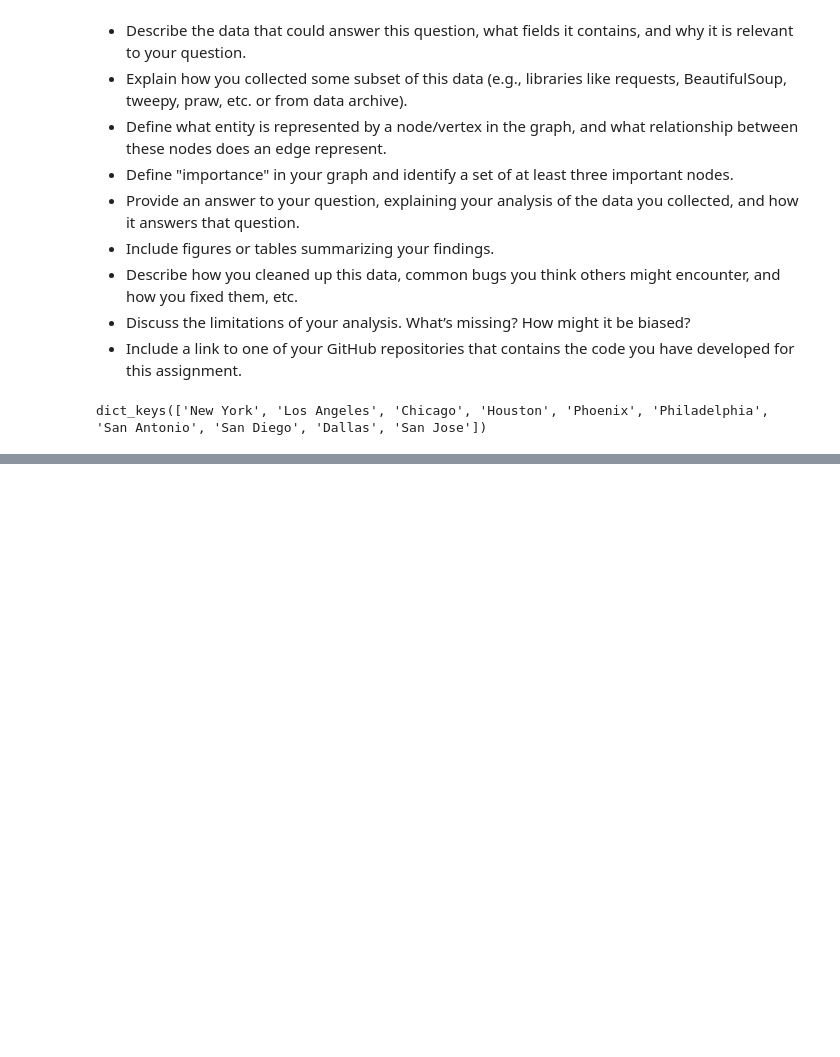
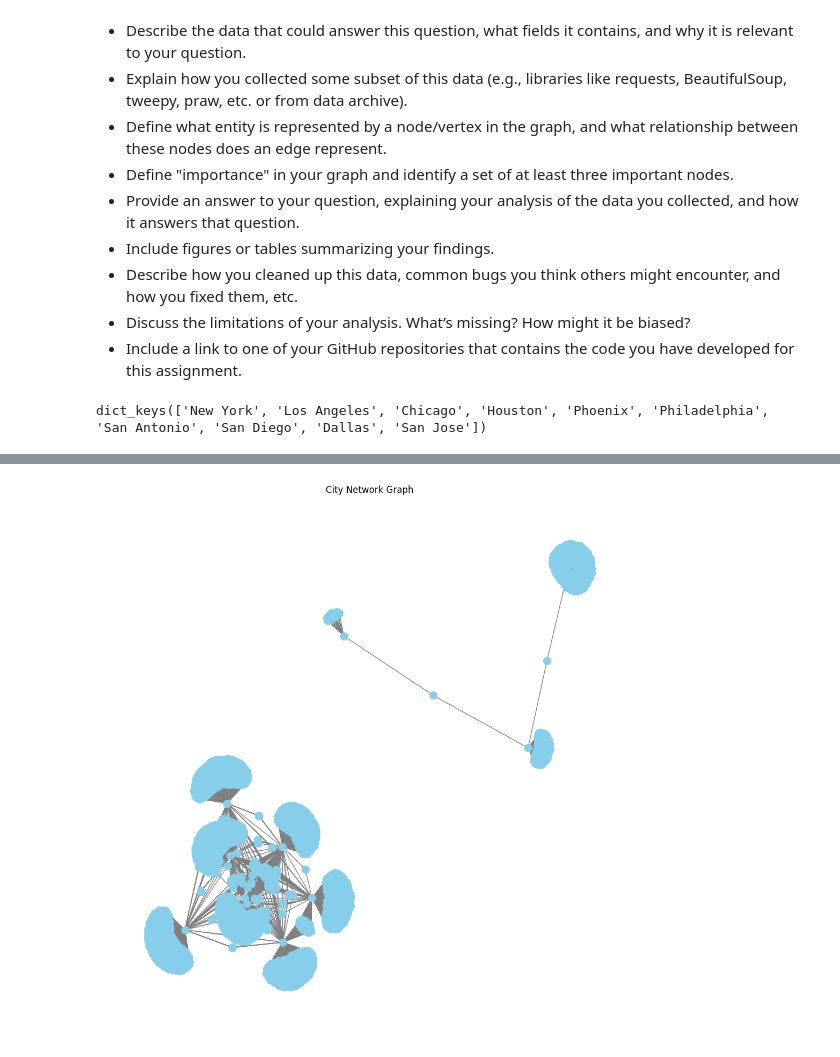
Before and after one commit to Dannypham142/Analysis-of-Web-Structure-in-Wikipedia-for-cities, a Jupyter notebook: module_2_code.ipynb, the cells around one changed output, grey strips where cells are left out. Cells and saved outputs as stored; diff of their text form; code cells hidden in the pictures; blank space fills up the shorter version.

Commit message:
adding graph

```diff
--- a/module_2_code.ipynb
+++ b/module_2_code.ipynb
@@ -90,0 +90,13 @@ nx.write_graphml(g, path='graph.graphml')
+# %%
+plt.figure(figsize=(10, 10))  # Set the figure size
+
+# Draw the graph with node labels
+pos = nx.spring_layout(g)  # Layout for a clean presentation
+nx.draw(g, pos, with_labels=False, node_size=100, node_color="skyblue",
+        font_size=1, edge_color="gray")
+
+# Show the plot
+plt.title("City Network Graph")
+plt.show()
+# %% [output]
+[figure, added]
```
Also changed, not shown: parts of 3 cells of this notebook.
